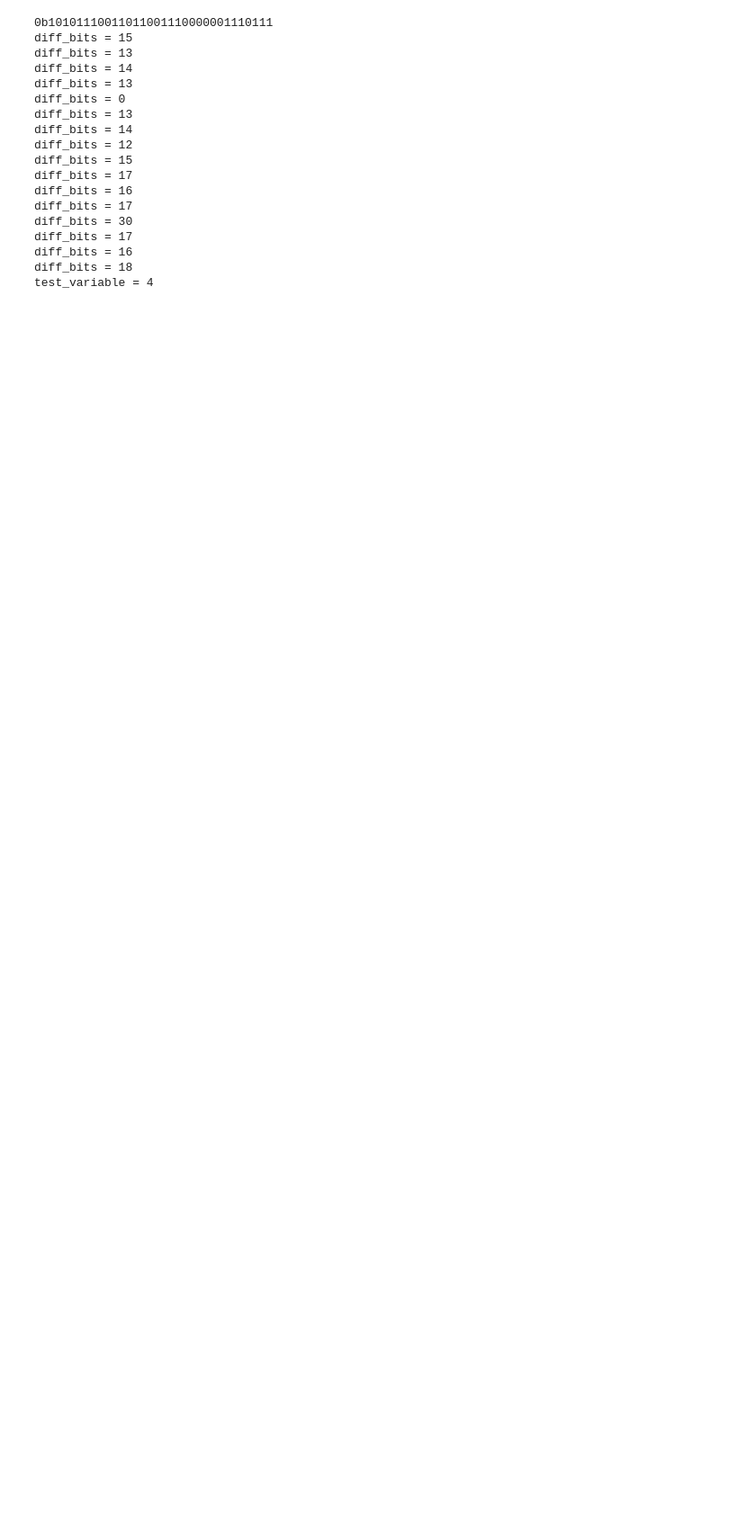
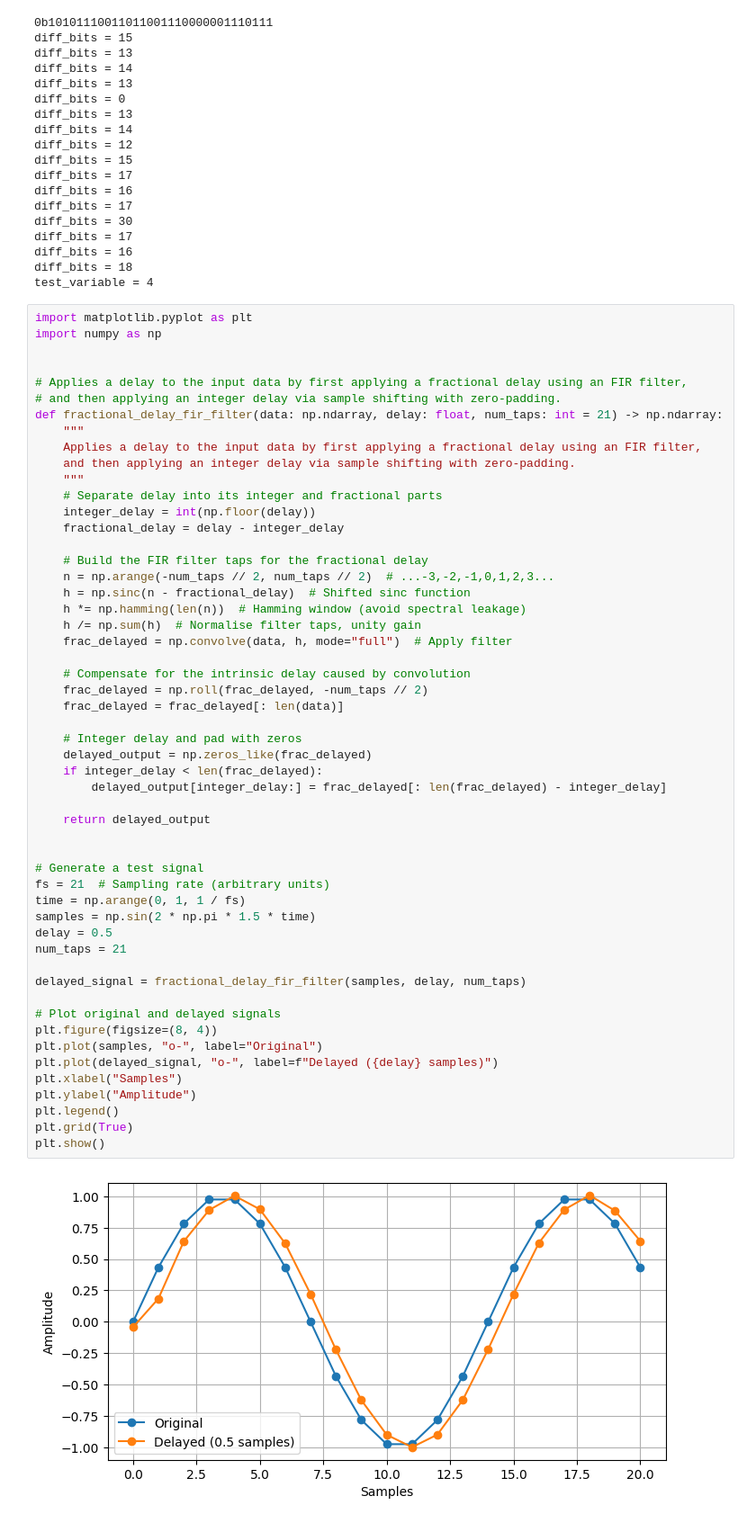
Before and after one commit to SDMote/SDR_projects, a Jupyter notebook: python_phy/test_802154.ipynb, the cells around one changed output. Shown at 90% size. Drawn from its saved outputs; the diff is of its cells as text; blank space fills up the shorter version.

Commit message:
fractional delay function working with arbitrary float numbers

```diff
--- a/python_phy/test_802154.ipynb
+++ b/python_phy/test_802154.ipynb
@@ -146,3 +145,58 @@ diff_bits = 17
 diff_bits = 16
 diff_bits = 18
 test_variable = 4
+# %%
+import matplotlib.pyplot as plt
+import numpy as np
+
+
+# Applies a delay to the input data by first applying a fractional delay using an FIR filter,
+# and then applying an integer delay via sample shifting with zero-padding.
+def fractional_delay_fir_filter(data: np.ndarray, delay: float, num_taps: int = 21) -> np.ndarray:
+    """
+    Applies a delay to the input data by first applying a fractional delay using an FIR filter,
+    and then applying an integer delay via sample shifting with zero-padding.
+    """
+    # Separate delay into its integer and fractional parts
+    integer_delay = int(np.floor(delay))
+    fractional_delay = delay - integer_delay
+
+    # Build the FIR filter taps for the fractional delay
+    n = np.arange(-num_taps // 2, num_taps // 2)  # ...-3,-2,-1,0,1,2,3...
+    h = np.sinc(n - fractional_delay)  # Shifted sinc function
+    h *= np.hamming(len(n))  # Hamming window (avoid spectral leakage)
+    h /= np.sum(h)  # Normalise filter taps, unity gain
+    frac_delayed = np.convolve(data, h, mode="full")  # Apply filter
+
+    # Compensate for the intrinsic delay caused by convolution
+    frac_delayed = np.roll(frac_delayed, -num_taps // 2)
+    frac_delayed = frac_delayed[: len(data)]
+
+    # Integer delay and pad with zeros
+    delayed_output = np.zeros_like(frac_delayed)
+    if integer_delay < len(frac_delayed):
+        delayed_output[integer_delay:] = frac_delayed[: len(frac_delayed) - integer_delay]
+
+    return delayed_output
+
+
+# Generate a test signal
+fs = 21  # Sampling rate (arbitrary units)
+time = np.arange(0, 1, 1 / fs)
+samples = np.sin(2 * np.pi * 1.5 * time)
+delay = 0.5
+num_taps = 21
+
+delayed_signal = fractional_delay_fir_filter(samples, delay, num_taps)
+
+# Plot original and delayed signals
+plt.figure(figsize=(8, 4))
+plt.plot(samples, "o-", label="Original")
+plt.plot(delayed_signal, "o-", label=f"Delayed ({delay} samples)")
+plt.xlabel("Samples")
+plt.ylabel("Amplitude")
+plt.legend()
+plt.grid(True)
+plt.show()
+# %% [output]
+[figure, added]
```
Also changed, not shown: parts of 1 cell of this notebook.
